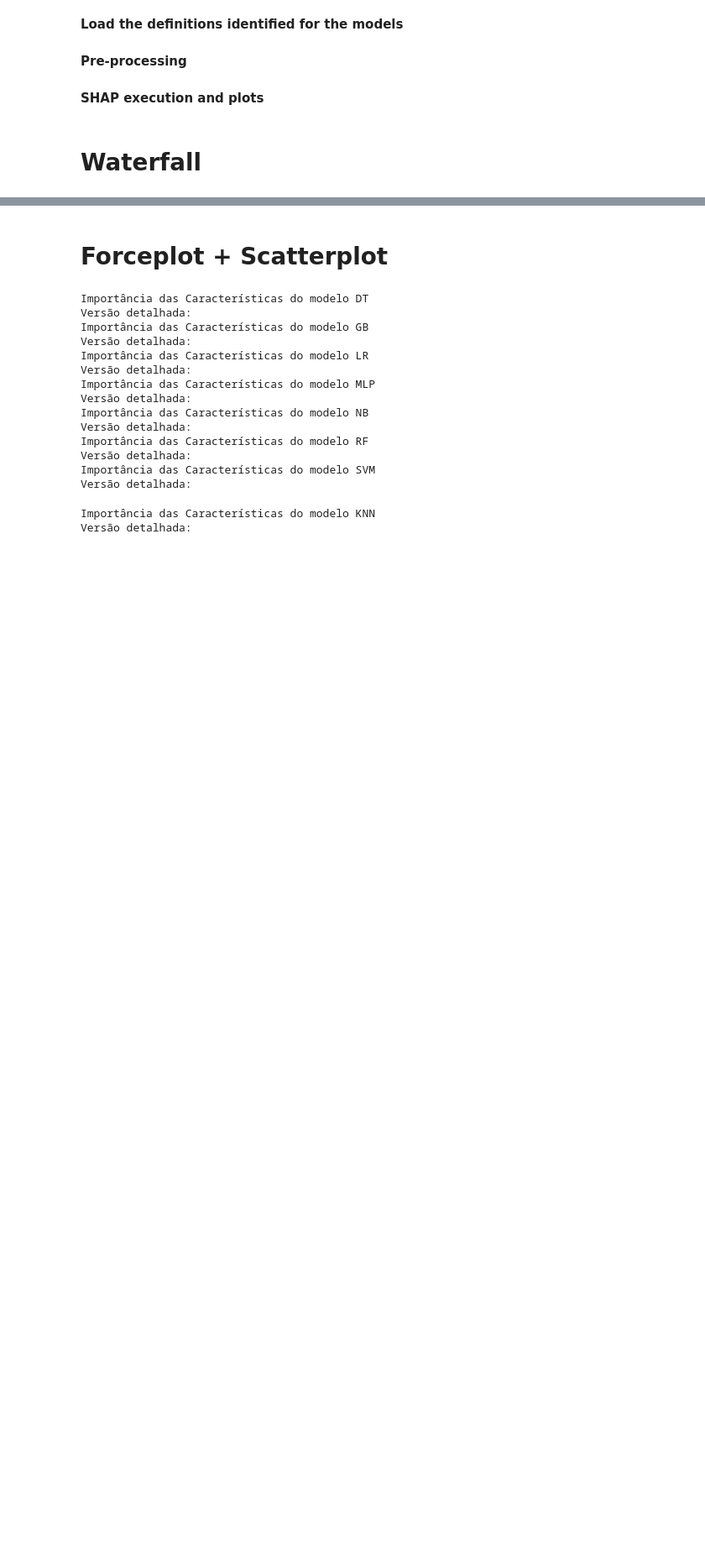
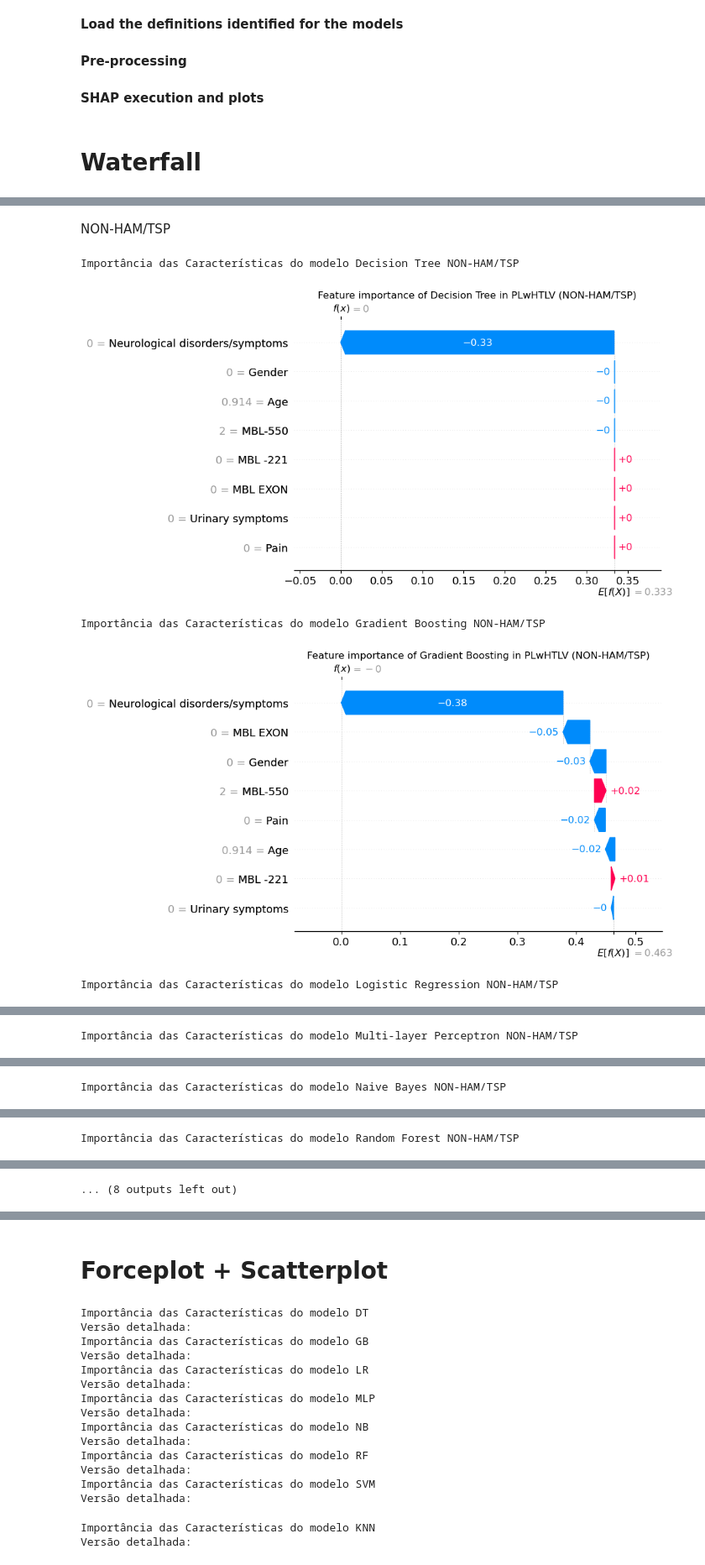
Before and after one commit to MatheusABomfim/MBL2_ML_HTLV, a Jupyter notebook: scripts/4_MEST_HTLV+MBL2+CLINICAL_XAI.ipynb, the cells around one changed output, grey strips where cells are left out. Shown at 84% size. Cells and saved outputs as stored; diff of their text form; code cells hidden in the pictures; blank space fills up the shorter version.

```diff
--- a/scripts/4_MEST_HTLV+MBL2+CLINICAL_XAI.ipynb
+++ b/scripts/4_MEST_HTLV+MBL2+CLINICAL_XAI.ipynb
@@ -264 +266,29 @@ Importância das Características do modelo Random Forest
 ... (8 outputs left out)
+# %% [markdown]
+NON-HAM/TSP
+# %%
+# Training the classifiers
+for model_name, item in classifiers.items():
+    # Training model
+    item.fit(X, y)
+
+    # Fits the explainer
+    explainer = shap.Explainer(item.predict, X)
+    # Calculates the SHAP values
+    shap_values = explainer(X)
+
+    # Get the corresponding full name from definite_name
+    full_name = definite_name[model_names.index(model_name)]
+
+    print(f'Importância das Características do modelo {full_name} NON-HAM/TSP')
+    shap.plots.waterfall(shap_values[0], show=False)
+
+    # Set the title with the full model name
+    plt.title(f'Feature importance of {full_name} in PLwHTLV (NON-HAM/TSP)')
+    plt.show()
+# %% [output]
+Importância das Características do modelo Decision Tree NON-HAM/TSP
+[figure, added]
+Importância das Características do modelo Gradient Boosting NON-HAM/TSP
+[figure, added]
+Importância das Características do modelo Logistic Regression NON-HAM/TSP
@@ -264,0 +296 @@ Importância das Características do modelo Random Forest
+Importância das Características do modelo Multi-layer Perceptron NON-HAM/TSP
@@ -264,0 +298 @@ Importância das Características do modelo Random Forest
+Importância das Características do modelo Naive Bayes NON-HAM/TSP
@@ -264,0 +300 @@ Importância das Características do modelo Random Forest
+Importância das Características do modelo Random Forest NON-HAM/TSP
@@ -264,0 +302 @@ Importância das Características do modelo Random Forest
+... (8 outputs left out)
```
Also changed, not shown: parts of 9 cells of this notebook.
